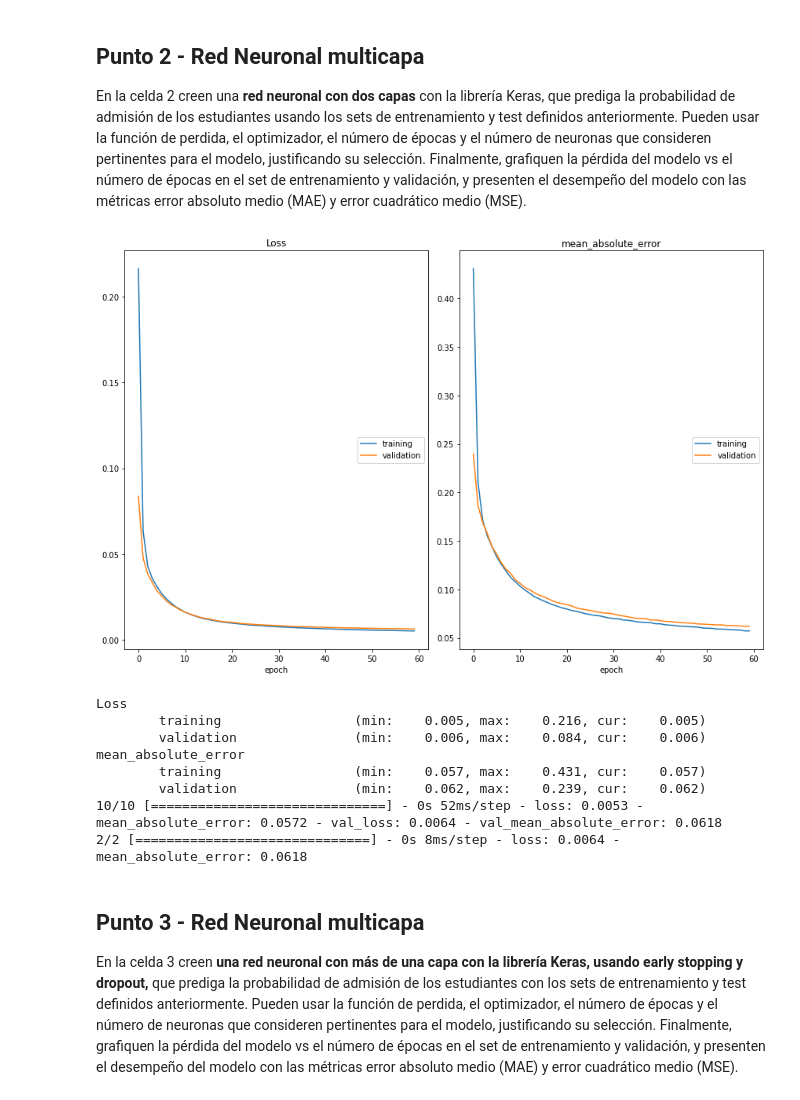
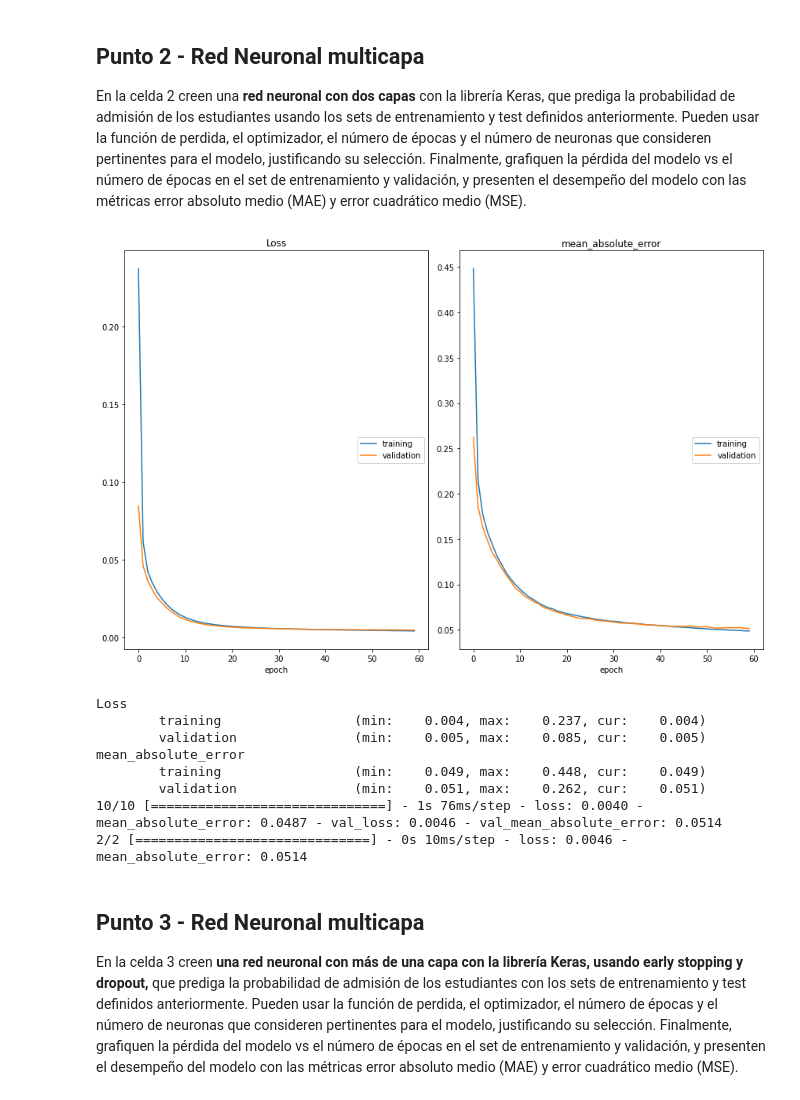
Before and after one commit to dsmunoz34/ML_NLP, a Jupyter notebook: Semana 6/S6TC1-Redes_Neuronales.ipynb, the cells around one changed output. Drawn from its saved outputs; the diff is of its cells as text; code cells hidden in the pictures.

```diff
--- a/Semana 6/S6TC1-Redes_Neuronales.ipynb
+++ b/Semana 6/S6TC1-Redes_Neuronales.ipynb
@@ -124,42 +124,42 @@ En la celda 2 creen una **red neuronal con dos capas** con la librería Keras, q
 # %%
 # Celda 2
 K.clear_session()
 
 # Definición red neuronal con la función Sequential()
 model = Sequential()
 
 # Definición de la capa densa con un tamaño de salida igual a output_var y un input_shape de dims
-model.add(Dense(256, input_shape=(dims,),activation='relu'))
-model.add(Dense(256,activation='relu'))
+model.add(Dense(512, input_shape=(dims,),activation='relu'))
+model.add(Dense(512,activation='relu'))
 model.add(Dense(output_var))
 model.add(Activation('relu'))
 
 # Definición de función de perdida. Se usa mean_squared_error dado que es un ejercicio de regresión
 model.compile(optimizer='sgd', loss='mean_squared_error', metrics=['mean_absolute_error'])
 
 # Separación de datos de entrenamiento para considerar un set de validación durante entrenamiento
 X_train, X_val, Y_train, Y_val = train_test_split(X_train, Y_train, test_size=0.15, random_state=42)
 
 # Entrenamiento de la red neuronal con 60 épocas
 model.fit(X_train, Y_train,
           validation_data = (X_val, Y_val),
           epochs=60,
           callbacks=[PlotLossesKeras()])
 
 # métricas
 scores_2=model.evaluate(X_val, Y_val)
 mse_2=scores_2[0]
 mae_2=scores_2[1]
 # %% [output]
-[figure, old version]
+[figure, new version]
 Loss
-        training                 (min:    0.005, max:    0.216, cur:    0.005)
-        validation               (min:    0.006, max:    0.084, cur:    0.006)
+        training                 (min:    0.004, max:    0.237, cur:    0.004)
+        validation               (min:    0.005, max:    0.085, cur:    0.005)
 mean_absolute_error
-        training                 (min:    0.057, max:    0.431, cur:    0.057)
-        validation               (min:    0.062, max:    0.239, cur:    0.062)
-10/10 [==============================] - 0s 52ms/step - loss: 0.0053 - mean_absolute_error: 0.0572 - val_loss: 0.0064 - val_mean_absolute_error: 0.0618
-2/2 [==============================] - 0s 8ms/step - loss: 0.0064 - mean_absolute_error: 0.0618
+        training                 (min:    0.049, max:    0.448, cur:    0.049)
+        validation               (min:    0.051, max:    0.262, cur:    0.051)
+10/10 [==============================] - 1s 76ms/step - loss: 0.0040 - mean_absolute_error: 0.0487 - val_loss: 0.0046 - val_mean_absolute_error: 0.0514
+2/2 [==============================] - 0s 10ms/step - loss: 0.0046 - mean_absolute_error: 0.0514
 # %% [markdown]
 ## Punto 3  - Red Neuronal multicapa
 
```
Also changed, not shown: parts of 5 cells of this notebook.
